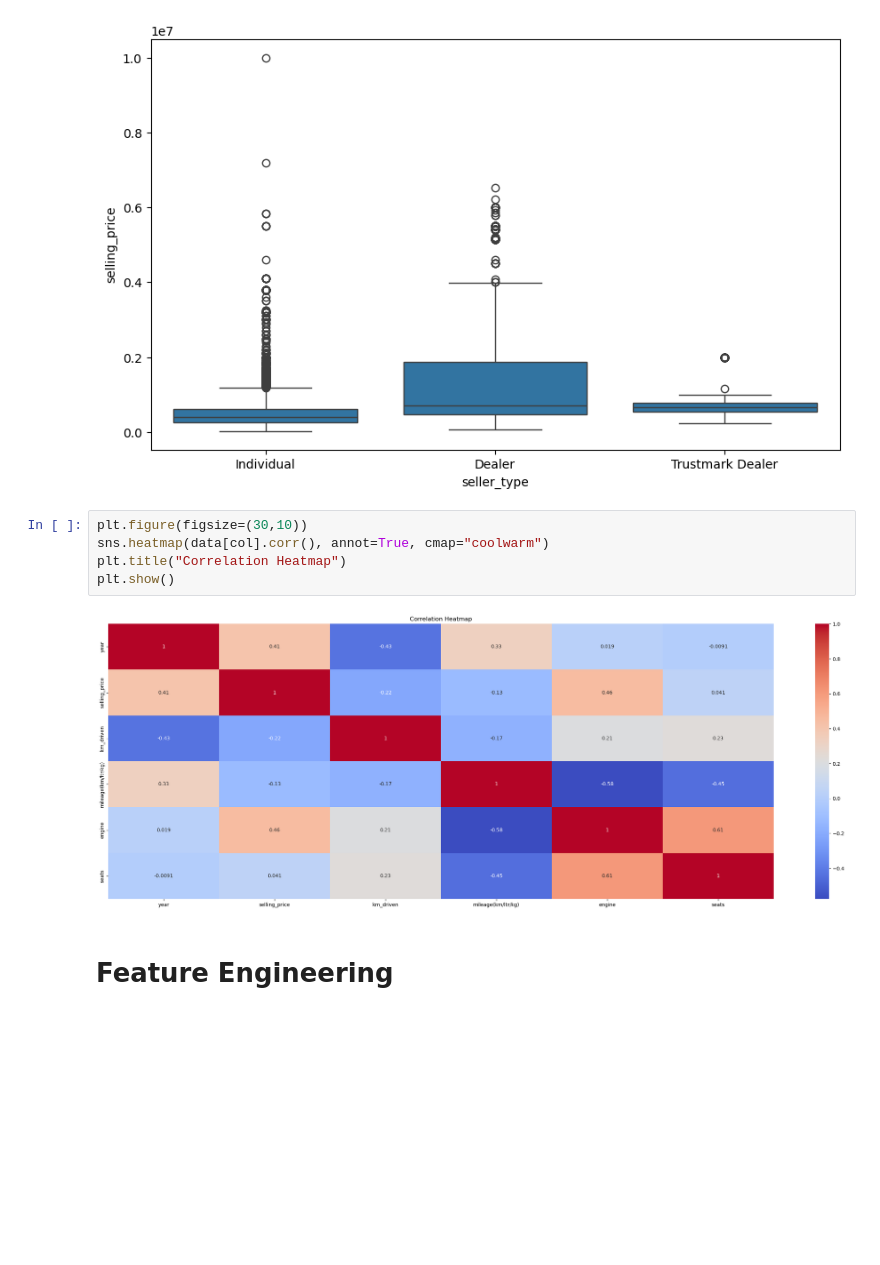
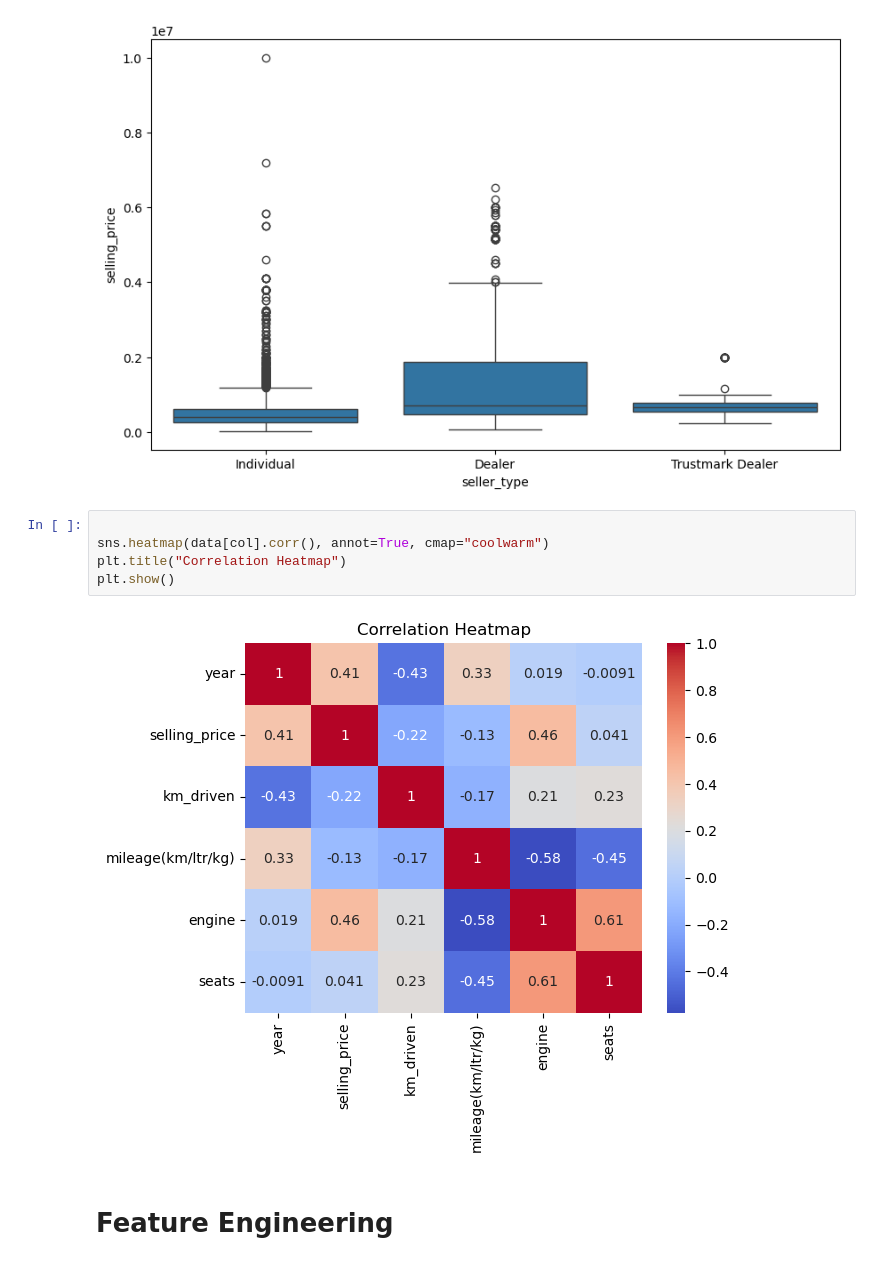
Before and after one commit to kvchavan07-design/old-car-price-prediction, a Jupyter notebook: project.ipynb, the cells around one changed output. Drawn from its saved outputs; the diff is of its cells as text; blank space fills up the shorter version.

```diff
--- a/project.ipynb
+++ b/project.ipynb
@@ -175,12 +175,12 @@ plt.show()
 # %% [output]
 [figure]
 # %%
-plt.figure(figsize=(30,10))
+
 sns.heatmap(data[col].corr(), annot=True, cmap="coolwarm")
 plt.title("Correlation Heatmap")
 plt.show()
 # %% [output]
-[figure, old version]
+[figure, new version]
 # %% [markdown]
 # Feature Engineering
 # %%
```
Also changed, not shown: parts of 11 cells of this notebook, 1 other file.
